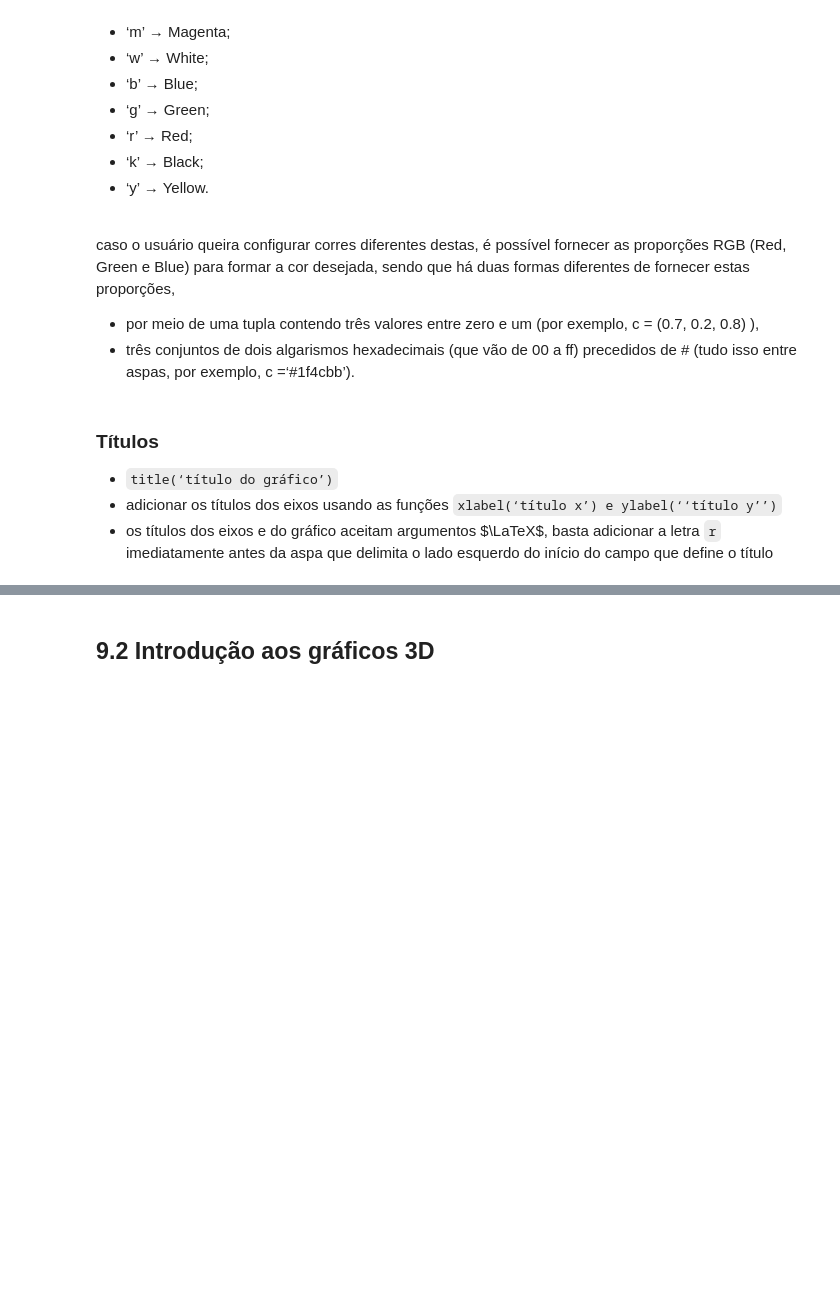
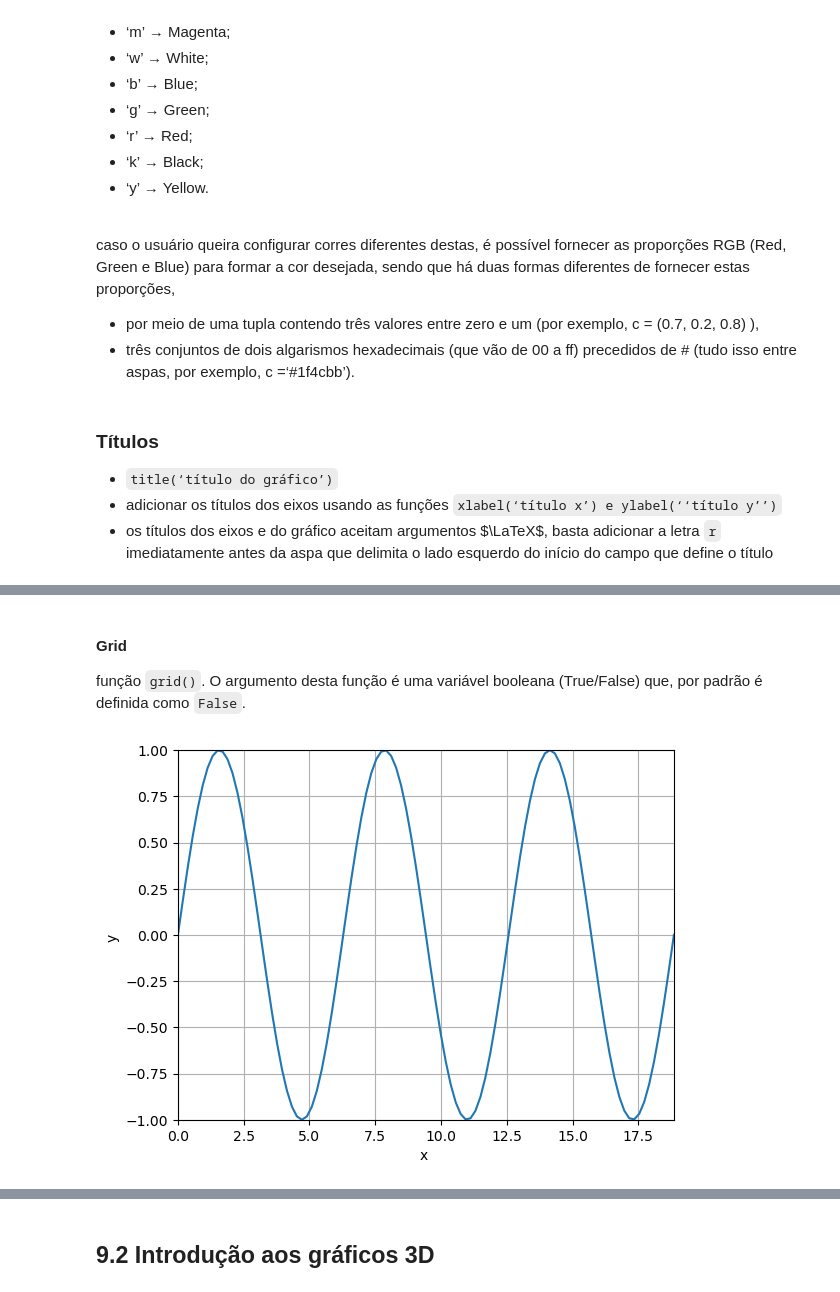
Before and after one commit to cintia-shinoda/utfpr_emma, a Jupyter notebook: 11-Intro-Prog-II-Python/03-Aula-3.ipynb, the cells around one changed output, grey strips where cells are left out. Cells and saved outputs as stored; diff of their text form; code cells hidden in the pictures; blank space fills up the shorter version.

````diff
--- a/11-Intro-Prog-II-Python/03-Aula-3.ipynb
+++ b/11-Intro-Prog-II-Python/03-Aula-3.ipynb
@@ -147,0 +263,27 @@ caso o usuário queira configurar corres diferentes destas, é possível fornece
+# %% [markdown]
+#### Grid
+
+função ```grid()```.
+O argumento desta função é uma variável booleana (True/False) que, por padrão é definida como ```False```.
+# %%
+import matplotlib . pyplot as plt
+from math import pi , sin
+
+n = 101
+x = [0]* n; y = [0]* n
+x_min = 0.0; x_max = 6.0 * pi
+delta_x = ( x_max - x_min ) / float (n -1)
+
+for i in range (0, n):
+    x[i] = i * delta_x
+    y[i] = sin(x[i])
+
+plt.plot(x,y)
+plt.grid( True )
+plt.xlabel('x ')
+plt.ylabel('y ')
+plt.xlim((0 ,6* pi))
+plt.ylim(( -1 ,1))
+plt. show ()
+# %% [output]
+[figure, added]
````
Also changed, not shown: parts of 31 cells of this notebook, 4 other files.
